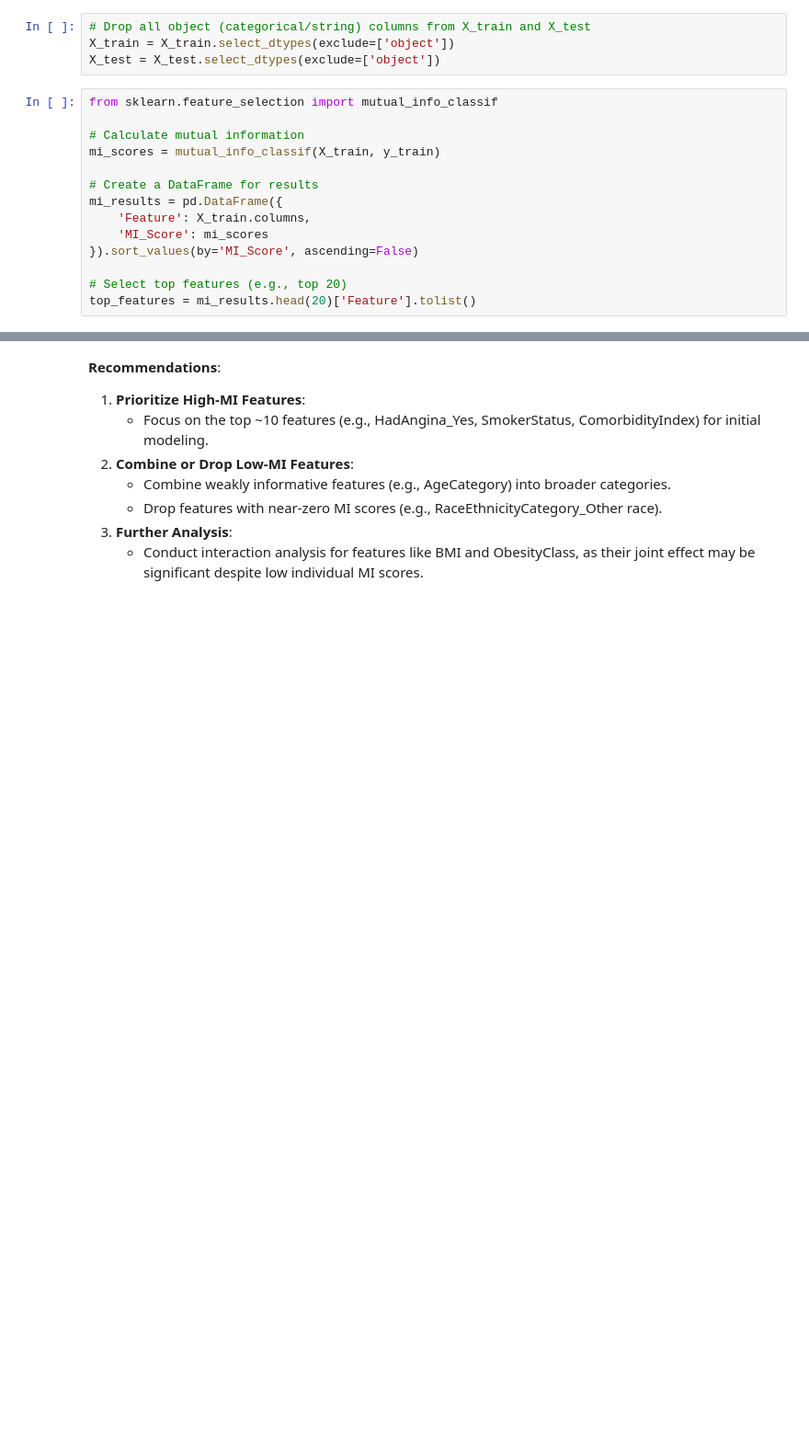
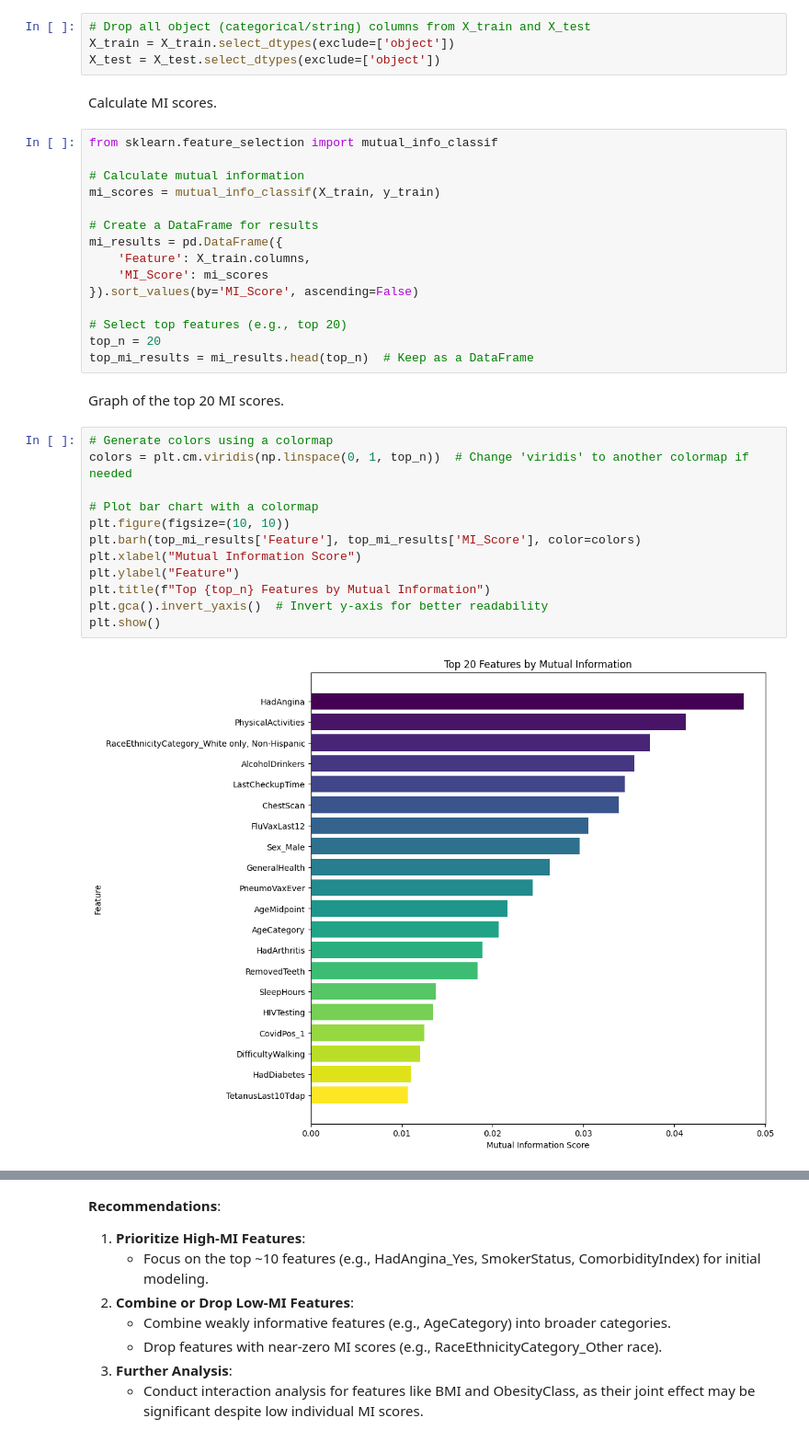
Before and after one commit to johnpospisil/heart-disease, a Jupyter notebook: heart-disease-prediction.ipynb, the cells around one changed output, grey strips where cells are left out. Shown at 92% size. Cells and saved outputs as stored; diff of their text form; blank space fills up the shorter version.

```diff
--- a/heart-disease-prediction.ipynb
+++ b/heart-disease-prediction.ipynb
@@ -797,6 +794,8 @@ Remove remaininb `object` features as they are not needed.
 # Drop all object (categorical/string) columns from X_train and X_test
 X_train = X_train.select_dtypes(exclude=['object'])
 X_test = X_test.select_dtypes(exclude=['object'])
+# %% [markdown]
+Calculate MI scores.
 # %%
 from sklearn.feature_selection import mutual_info_classif
 
@@ -810,4 +809,21 @@ mi_results = pd.DataFrame({
 }).sort_values(by='MI_Score', ascending=False)
 
 # Select top features (e.g., top 20)
-top_features = mi_results.head(20)['Feature'].tolist()
+top_n = 20
+top_mi_results = mi_results.head(top_n)  # Keep as a DataFrame
+# %% [markdown]
+Graph of the top 20 MI scores.
+# %%
+# Generate colors using a colormap
+colors = plt.cm.viridis(np.linspace(0, 1, top_n))  # Change 'viridis' to another colormap if needed
+
+# Plot bar chart with a colormap
+plt.figure(figsize=(10, 10))
+plt.barh(top_mi_results['Feature'], top_mi_results['MI_Score'], color=colors)
+plt.xlabel("Mutual Information Score")
+plt.ylabel("Feature")
+plt.title(f"Top {top_n} Features by Mutual Information")
+plt.gca().invert_yaxis()  # Invert y-axis for better readability
+plt.show()
+# %% [output]
+[figure, added]
```
Also changed, not shown: parts of 10 cells of this notebook.
